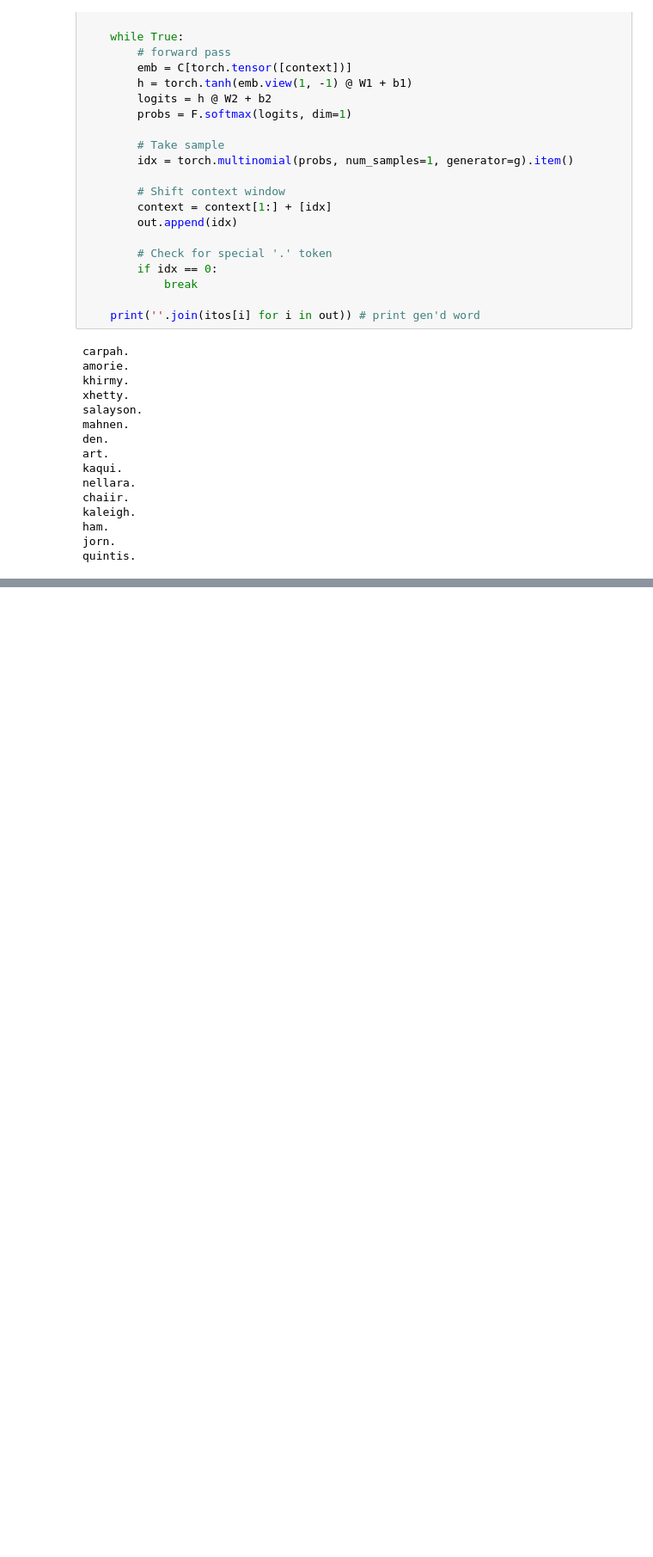
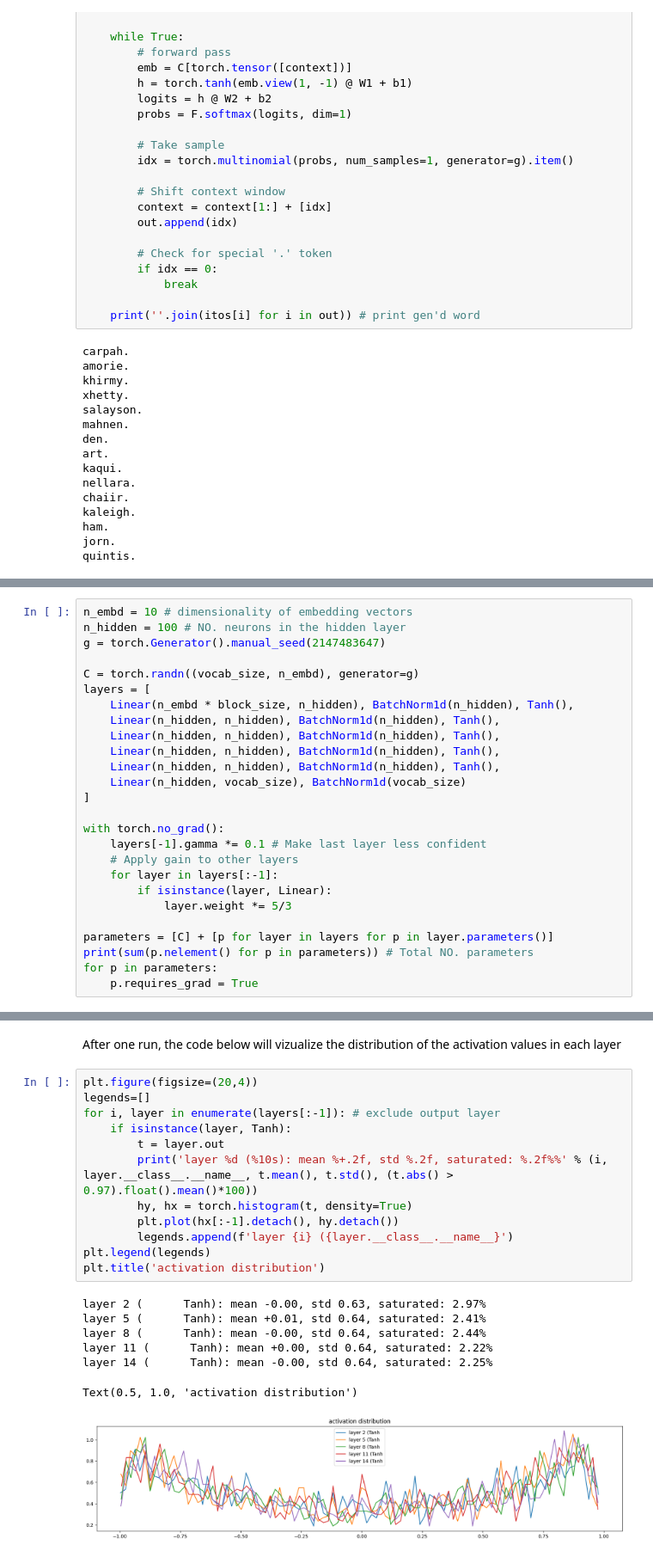
Before and after one commit to andrewLavelle/my-makemore, a Jupyter notebook: makemore-mlp-2.ipynb, the cells around one changed output, grey strips where cells are left out. Shown at 86% size. Saved outputs shown, nothing was run; the diff lists cells and outputs as text; blank space fills up the shorter version.

```diff
--- a/makemore-mlp-2.ipynb
+++ b/makemore-mlp-2.ipynb
@@ -236,0 +298,26 @@ quintis.
+# %%
+n_embd = 10 # dimensionality of embedding vectors
+n_hidden = 100 # NO. neurons in the hidden layer
+g = torch.Generator().manual_seed(2147483647)
+
+C = torch.randn((vocab_size, n_embd), generator=g)
+layers = [
+    Linear(n_embd * block_size, n_hidden), BatchNorm1d(n_hidden), Tanh(),
+    Linear(n_hidden, n_hidden), BatchNorm1d(n_hidden), Tanh(),
+    Linear(n_hidden, n_hidden), BatchNorm1d(n_hidden), Tanh(),
+    Linear(n_hidden, n_hidden), BatchNorm1d(n_hidden), Tanh(),
+    Linear(n_hidden, n_hidden), BatchNorm1d(n_hidden), Tanh(),
+    Linear(n_hidden, vocab_size), BatchNorm1d(vocab_size)
+]
+
+with torch.no_grad():
+    layers[-1].gamma *= 0.1 # Make last layer less confident
+    # Apply gain to other layers
+    for layer in layers[:-1]:
+        if isinstance(layer, Linear):
+            layer.weight *= 5/3
+
+parameters = [C] + [p for layer in layers for p in layer.parameters()]
+print(sum(p.nelement() for p in parameters)) # Total NO. parameters
+for p in parameters:
+    p.requires_grad = True
@@ -236,0 +368,22 @@ quintis.
+# %% [markdown]
+After one run, the code below will vizualize the distribution of the activation values in each layer
+# %%
+plt.figure(figsize=(20,4))
+legends=[]
+for i, layer in enumerate(layers[:-1]): # exclude output layer
+    if isinstance(layer, Tanh):
+        t = layer.out
+        print('layer %d (%10s): mean %+.2f, std %.2f, saturated: %.2f%%' % (i, layer.__class__.__name__, t.mean(), t.std(), (t.abs() > 0.97).float().mean()*100))
+        hy, hx = torch.histogram(t, density=True)
+        plt.plot(hx[:-1].detach(), hy.detach())
+        legends.append(f'layer {i} ({layer.__class__.__name__}')
+plt.legend(legends)
+plt.title('activation distribution')
+# %% [output]
+layer 2 (      Tanh): mean -0.00, std 0.63, saturated: 2.97%
+layer 5 (      Tanh): mean +0.01, std 0.64, saturated: 2.41%
+layer 8 (      Tanh): mean -0.00, std 0.64, saturated: 2.44%
+layer 11 (      Tanh): mean +0.00, std 0.64, saturated: 2.22%
+layer 14 (      Tanh): mean -0.00, std 0.64, saturated: 2.25%
+Text(0.5, 1.0, 'activation distribution')
+[figure, added]
```
Also changed, not shown: parts of 22 cells of this notebook.
